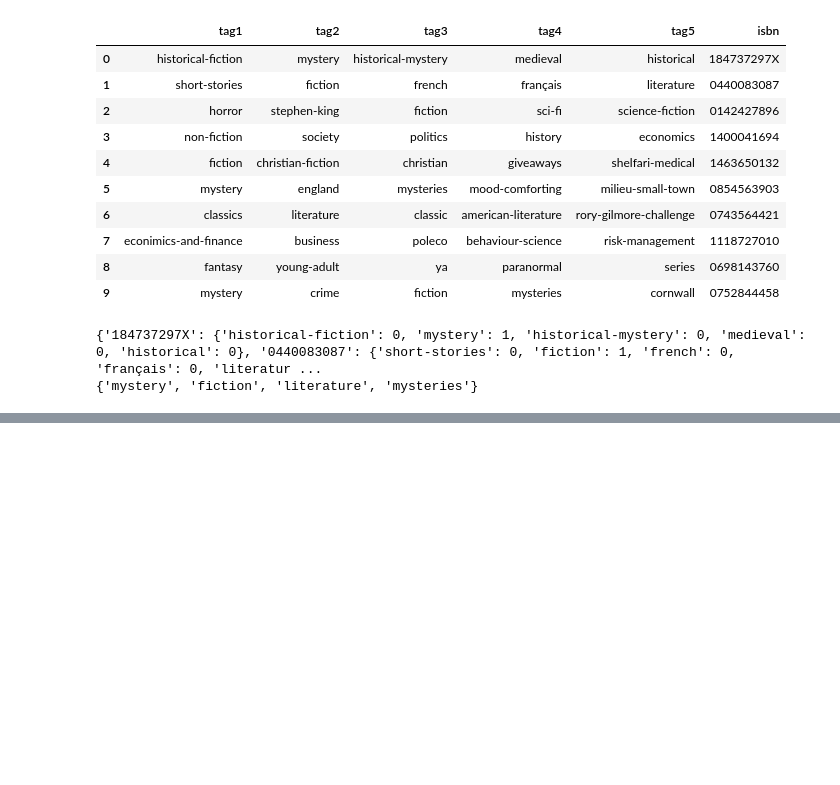
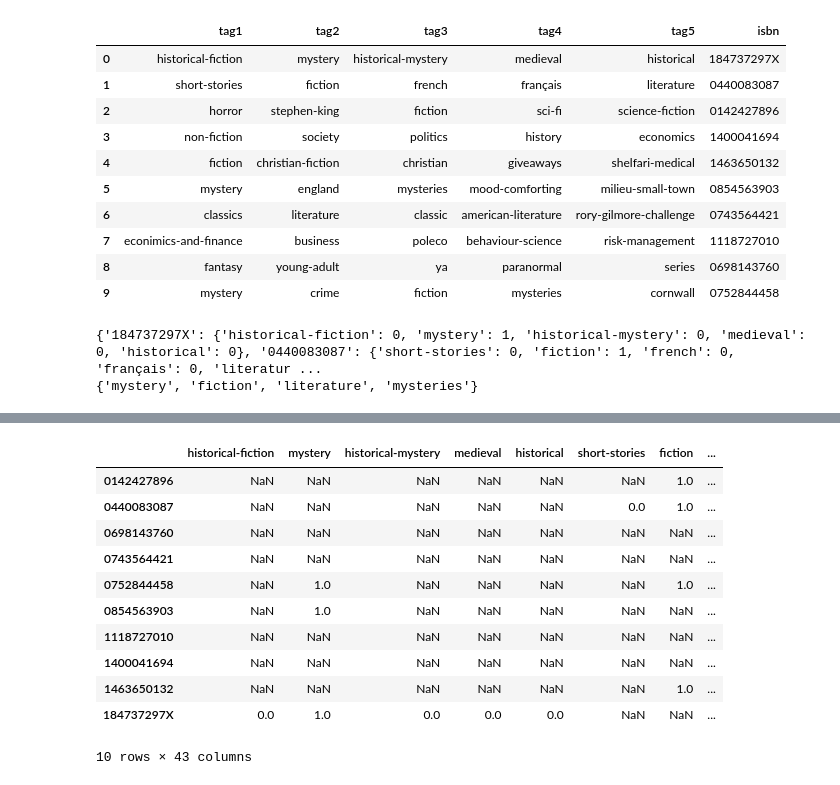
Before and after one commit to ychebaro/project_insight, a Jupyter notebook: clustering_small_dataset.ipynb, the cells around one changed output, grey strips where cells are left out. Cells and saved outputs as stored; diff of their text form; code cells hidden in the pictures; blank space fills up the shorter version.

```diff
--- a/clustering_small_dataset.ipynb
+++ b/clustering_small_dataset.ipynb
@@ -88,0 +108,15 @@ print(dup_tags)
+# %%
+pd.DataFrame.from_dict(test_count, orient='index')
+# %% [output]
+|  | historical-fiction | mystery | historical-mystery | medieval | historical | short-stories | fiction | ... |
+| 0142427896 | NaN | NaN | NaN | NaN | NaN | NaN | 1.0 | ... |
+| 0440083087 | NaN | NaN | NaN | NaN | NaN | 0.0 | 1.0 | ... |
+| 0698143760 | NaN | NaN | NaN | NaN | NaN | NaN | NaN | ... |
+| 0743564421 | NaN | NaN | NaN | NaN | NaN | NaN | NaN | ... |
+| 0752844458 | NaN | 1.0 | NaN | NaN | NaN | NaN | 1.0 | ... |
+| 0854563903 | NaN | 1.0 | NaN | NaN | NaN | NaN | NaN | ... |
+| 1118727010 | NaN | NaN | NaN | NaN | NaN | NaN | NaN | ... |
+| 1400041694 | NaN | NaN | NaN | NaN | NaN | NaN | NaN | ... |
+| 1463650132 | NaN | NaN | NaN | NaN | NaN | NaN | 1.0 | ... |
+| 184737297X | 0.0 | 1.0 | 0.0 | 0.0 | 0.0 | NaN | NaN | ... |
+10 rows × 43 columns
```
Also changed, not shown: parts of 8 cells of this notebook.
